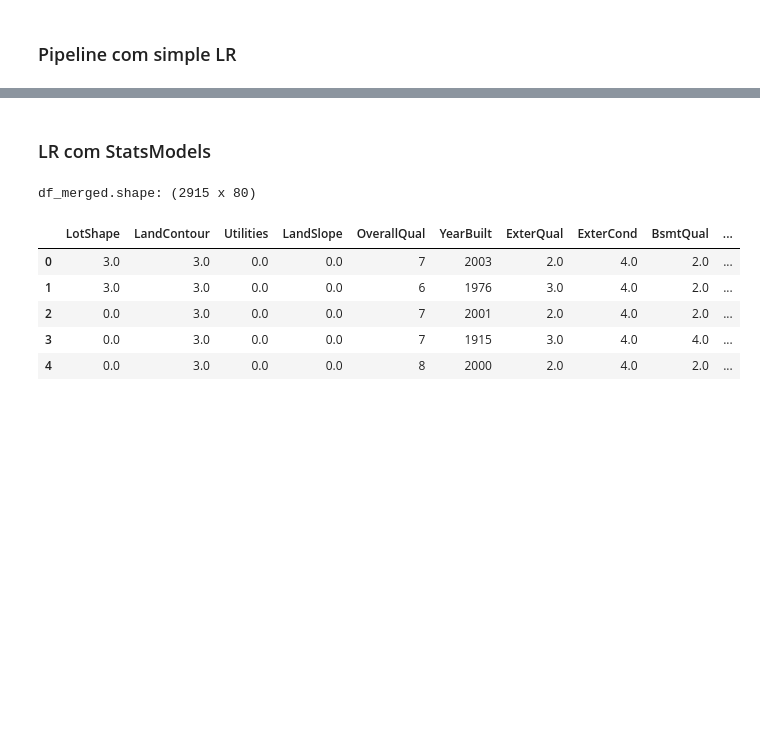
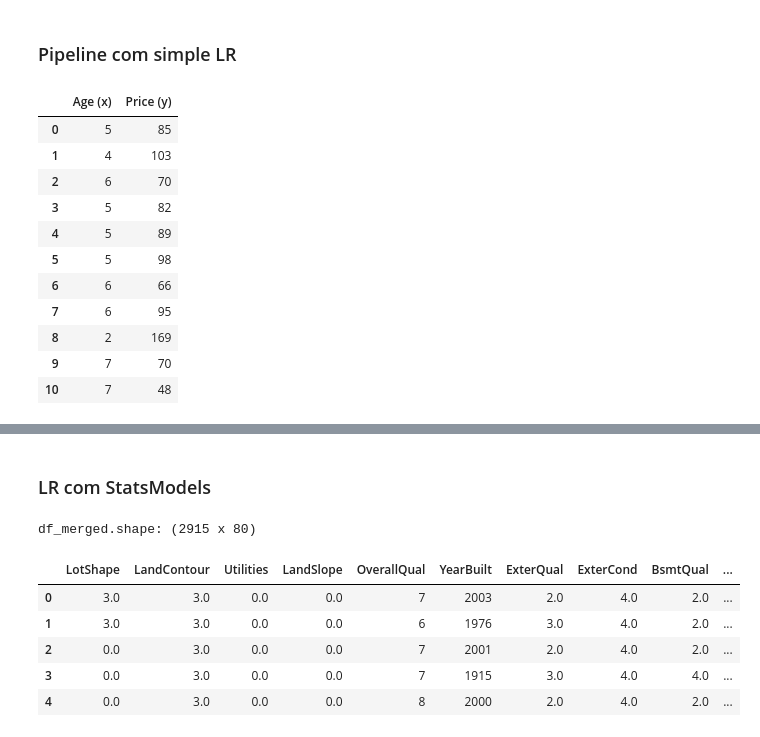
Before and after one commit to ViniciusNalaSantos/ML_HousePricesAlgoritm, a Jupyter notebook: housepricesalgoritm.ipynb, the cells around one changed output, grey strips where cells are left out. Cells and saved outputs as stored; diff of their text form; code cells hidden in the pictures; blank space fills up the shorter version.

```diff
--- a/housepricesalgoritm.ipynb
+++ b/housepricesalgoritm.ipynb
@@ -548,3 +548,24 @@ def generate_submission(filename, y_predict):
 
 # Create the file to submit to Kaggle
 generate_submission('simple_lr_prediction.csv', y_pred_lr)
+# %%
+# Data
+age = np.array([5, 4, 6, 5, 5, 5 ,6, 6 ,2, 7, 7])
+price = np.array([85, 103, 70, 82, 89, 98, 66, 95, 169, 70, 48])
+data = np.stack((age, price), axis=1)
+
+sample = pd.DataFrame(data=data, columns=['Age (x)', 'Price (y)'])
+sample
+# %% [output]
+|  | Age (x) | Price (y) |
+| 0 | 5 | 85 |
+| 1 | 4 | 103 |
+| 2 | 6 | 70 |
+| 3 | 5 | 82 |
+| 4 | 5 | 89 |
+| 5 | 5 | 98 |
+| 6 | 6 | 66 |
+| 7 | 6 | 95 |
+| 8 | 2 | 169 |
+| 9 | 7 | 70 |
+| 10 | 7 | 48 |
```
Also changed, not shown: parts of 2 cells of this notebook.
